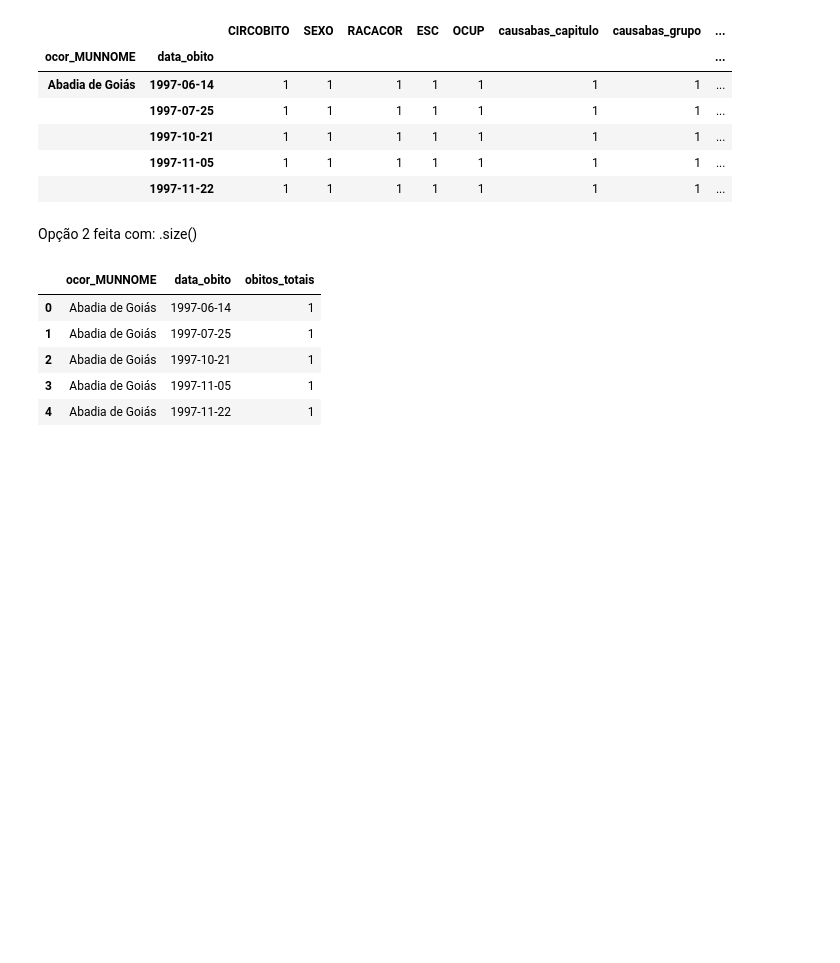
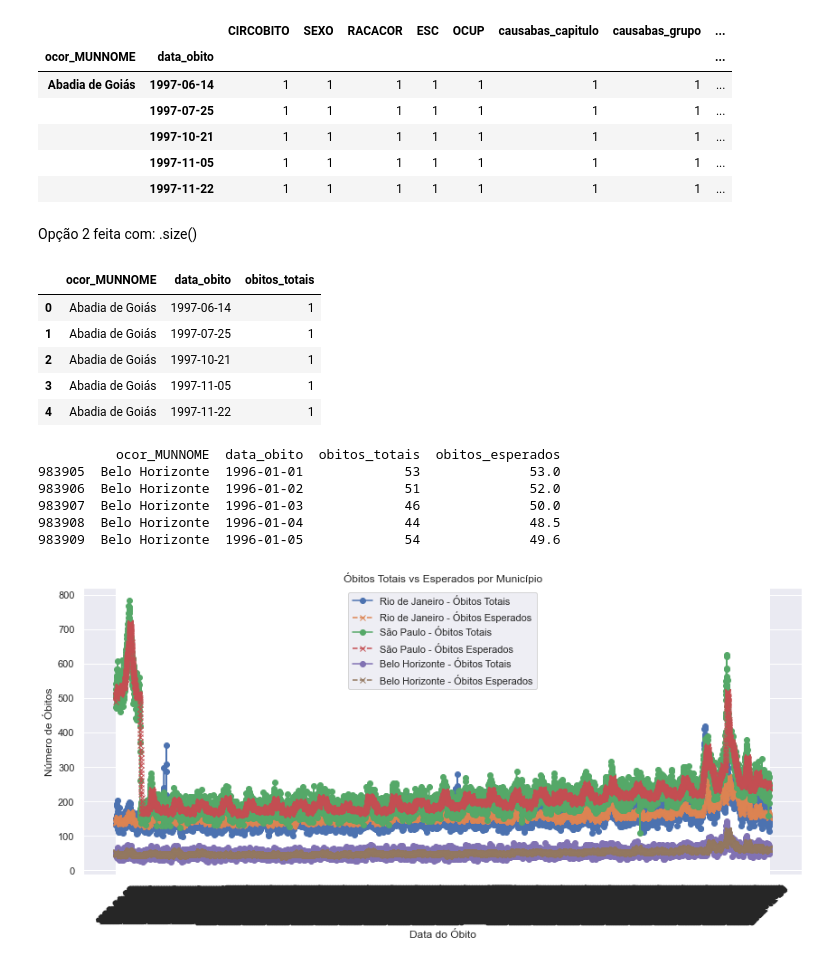
Before and after one commit to jrijo7/IC_LASA, a Jupyter notebook: filtro_df_lasa.ipynb, the cells around one changed output. Drawn from its saved outputs; the diff is of its cells as text; code cells hidden in the pictures; blank space fills up the shorter version.

```diff
--- a/filtro_df_lasa.ipynb
+++ b/filtro_df_lasa.ipynb
@@ -185,4 +185,50 @@ df_agrupado_2.head()
 df_agrupado_2 = df_agrupado_2.sort_values(by=['ocor_MUNNOME', 'data_obito'])
 
 # Em seguida iremos calcular os óbitos esperados
+# não lembrava o valor a ser considerado para a média móvel então considerei em torno de um mês (30 dias)
 df_agrupado_2['obitos_esperados'] = df_agrupado_2.groupby('ocor_MUNNOME')['obitos_totais'].transform(lambda x: x.rolling(30, min_periods=1).mean())
+
+# Selecionar algumas cidades para análise
+cidades_para_comparacao = ['Rio de Janeiro', 'São Paulo', 'Belo Horizonte']
+df_comparacao = df_agrupado_2[df_agrupado_2['ocor_MUNNOME'].isin(cidades_para_comparacao)]
+
+# Exibir os primeiros registros
+print(df_comparacao.head())
+# %% [output]
+          ocor_MUNNOME  data_obito  obitos_totais  obitos_esperados
+983905  Belo Horizonte  1996-01-01             53              53.0
+983906  Belo Horizonte  1996-01-02             51              52.0
+983907  Belo Horizonte  1996-01-03             46              50.0
+983908  Belo Horizonte  1996-01-04             44              48.5
+983909  Belo Horizonte  1996-01-05             54              49.6
+# %%
+import matplotlib.pyplot as plt
+import seaborn as sns
+
+# Configurar o estilo dos gráficos
+sns.set_theme(style="darkgrid")
+
+# Criar gráficos para cada cidade selecionada
+cidades_para_comparacao = ['Rio de Janeiro', 'São Paulo', 'Belo Horizonte']
+
+plt.figure(figsize=(12, 6))
+
+for cidade in cidades_para_comparacao:
+    df_cidade = df_comparacao[df_comparacao['ocor_MUNNOME'] == cidade]
+
+    # Criar gráfico de linha
+    plt.plot(df_cidade['data_obito'], df_cidade['obitos_totais'], label=f'{cidade} - Óbitos Totais', marker='o', linestyle='-')
+    plt.plot(df_cidade['data_obito'], df_cidade['obitos_esperados'], label=f'{cidade} - Óbitos Esperados', marker='x', linestyle='--')
+
+# Configurar rótulos e título
+plt.xlabel('Data do Óbito')
+plt.ylabel('Número de Óbitos')
+plt.title('Óbitos Totais vs Esperados por Município')
+plt.xticks(rotation=45)
+plt.legend()
+plt.tight_layout()
+
+# Exibir gráfico
+plt.show()
+# %% [output]
+[figure, added]
```
Also changed, not shown: parts of 2 cells of this notebook.
